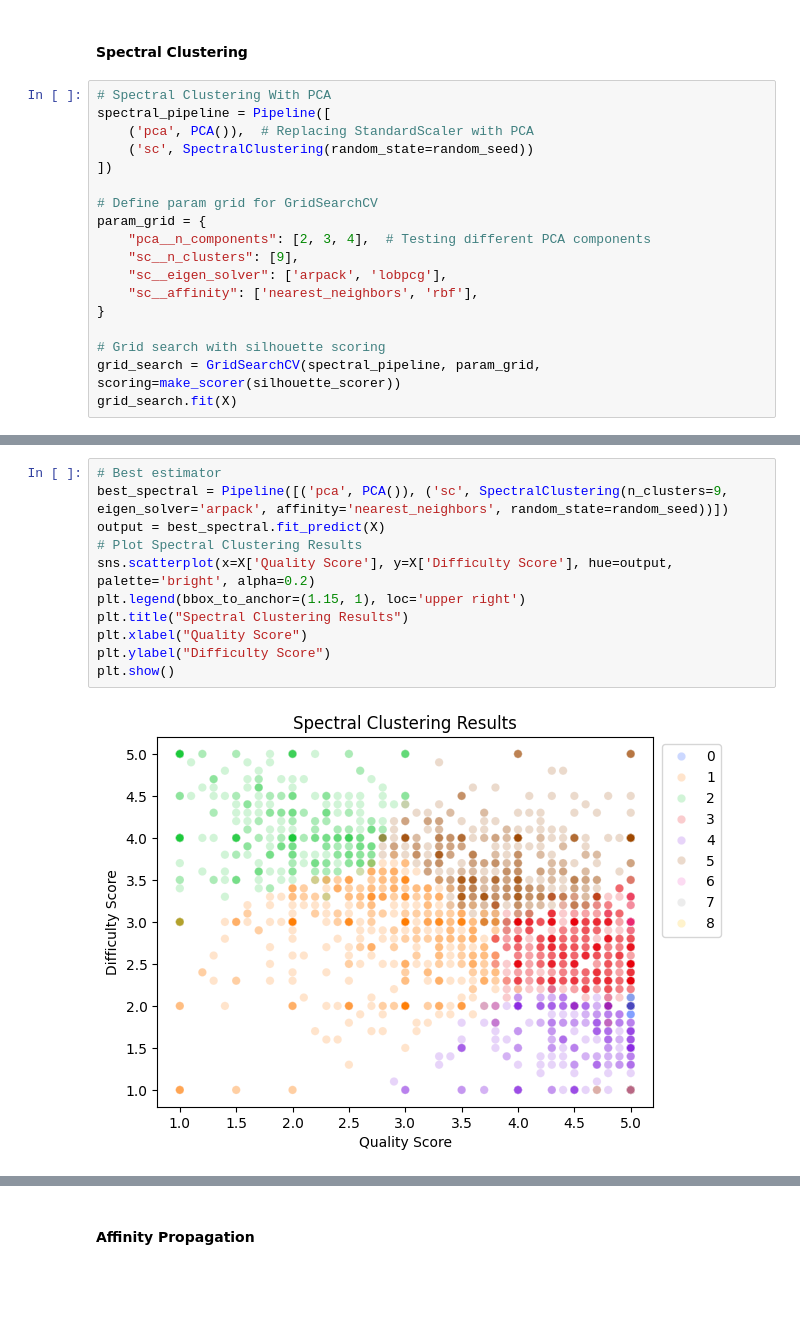
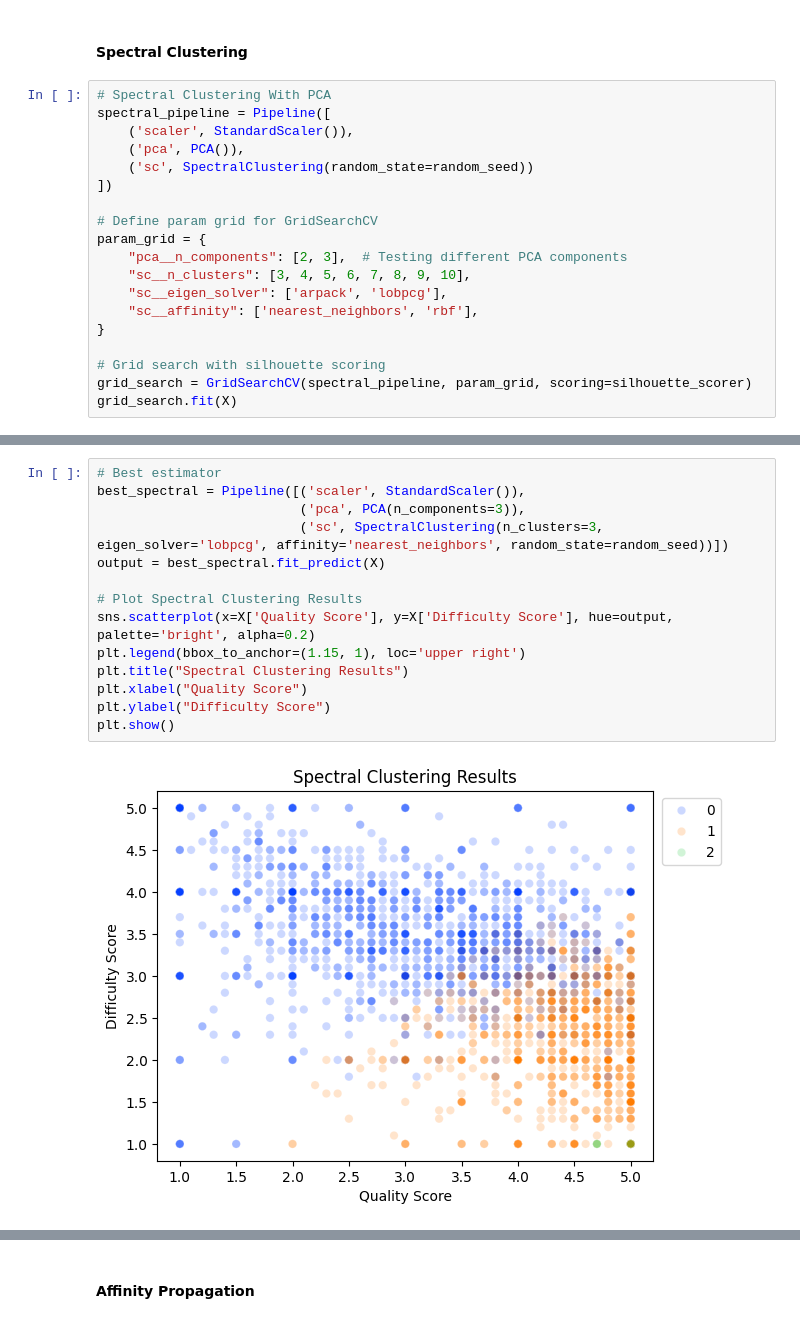
Before and after one commit to BrandonTroy/professor-clustering-analysis, a Jupyter notebook: pipeline.ipynb, the cells around one changed output, grey strips where cells are left out. Cells and saved outputs as stored; diff of their text form; blank space fills up the shorter version.

Commit message:
Fixed scoring for spectral clustering

```diff
--- a/pipeline.ipynb
+++ b/pipeline.ipynb
@@ -295,19 +307,20 @@ def silhouette_scorer(estimator, X):
 # %%
 # Spectral Clustering With PCA
 spectral_pipeline = Pipeline([
-    ('pca', PCA()),  # Replacing StandardScaler with PCA
+    ('scaler', StandardScaler()),
+    ('pca', PCA()),
     ('sc', SpectralClustering(random_state=random_seed))
 ])
 
 # Define param grid for GridSearchCV
 param_grid = {
-    "pca__n_components": [2, 3, 4],  # Testing different PCA components
-    "sc__n_clusters": [9],
+    "pca__n_components": [2, 3],  # Testing different PCA components
+    "sc__n_clusters": [3, 4, 5, 6, 7, 8, 9, 10],
     "sc__eigen_solver": ['arpack', 'lobpcg'],
     "sc__affinity": ['nearest_neighbors', 'rbf'],
 }
 
 # Grid search with silhouette scoring
-grid_search = GridSearchCV(spectral_pipeline, param_grid, scoring=make_scorer(silhouette_scorer))
+grid_search = GridSearchCV(spectral_pipeline, param_grid, scoring=silhouette_scorer)
 grid_search.fit(X)
 # %% [output]
@@ -339,13 +336,16 @@ GridSearchCV(estimator=Pipeline(steps=[('pca', PCA()),
 # %%
 # Best estimator
-best_spectral = Pipeline([('pca', PCA()), ('sc', SpectralClustering(n_clusters=9, eigen_solver='arpack', affinity='nearest_neighbors', random_state=random_seed))])
+best_spectral = Pipeline([('scaler', StandardScaler()),
+                          ('pca', PCA(n_components=3)),
+                          ('sc', SpectralClustering(n_clusters=3, eigen_solver='lobpcg', affinity='nearest_neighbors', random_state=random_seed))])
 output = best_spectral.fit_predict(X)
+
 # Plot Spectral Clustering Results
 sns.scatterplot(x=X['Quality Score'], y=X['Difficulty Score'], hue=output, palette='bright', alpha=0.2)
 plt.legend(bbox_to_anchor=(1.15, 1), loc='upper right')
 plt.title("Spectral Clustering Results")
 plt.xlabel("Quality Score")
 plt.ylabel("Difficulty Score")
 plt.show()
 # %% [output]
-[figure, old version]
+[figure, new version]
```
Also changed, not shown: parts of 17 cells of this notebook.
